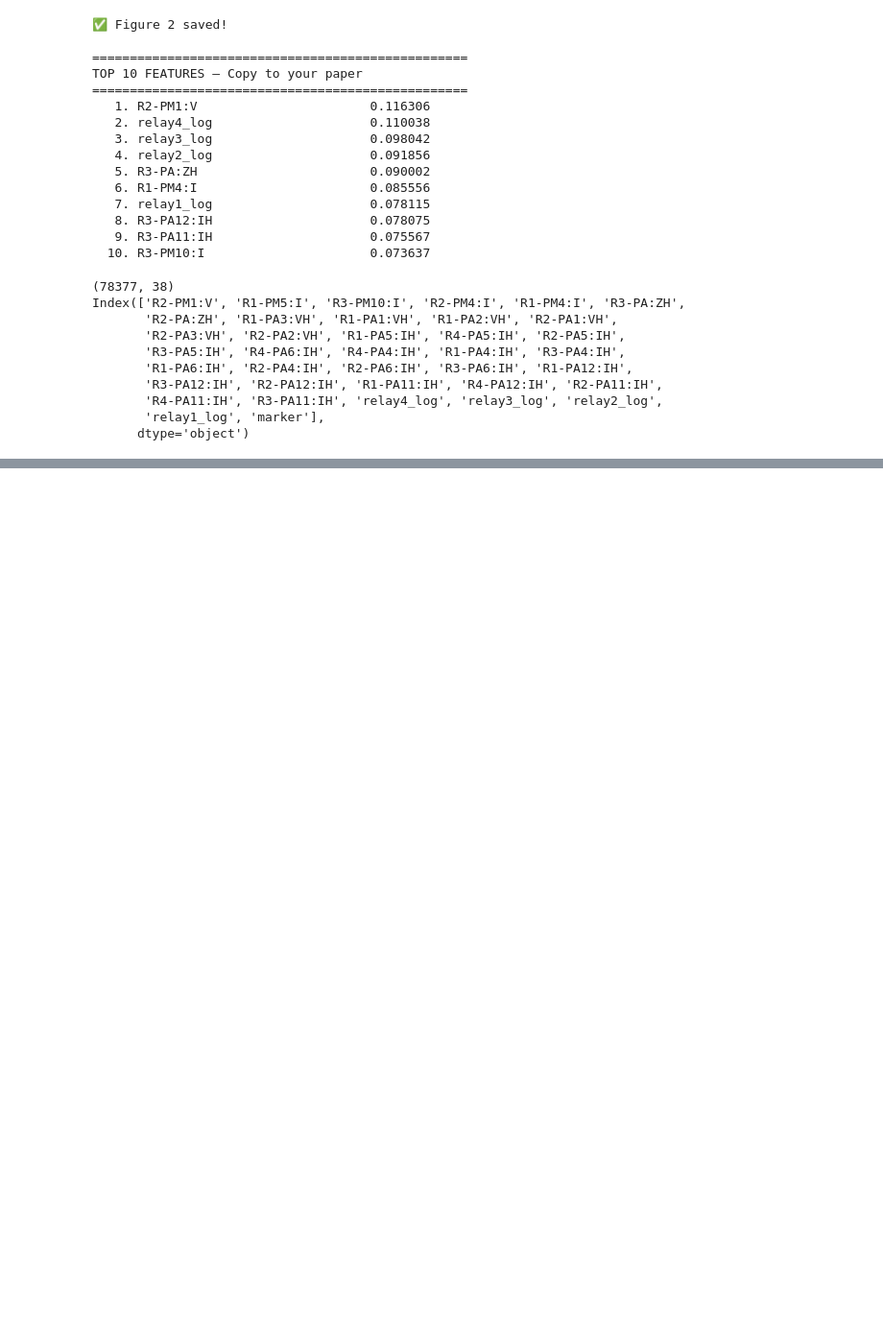
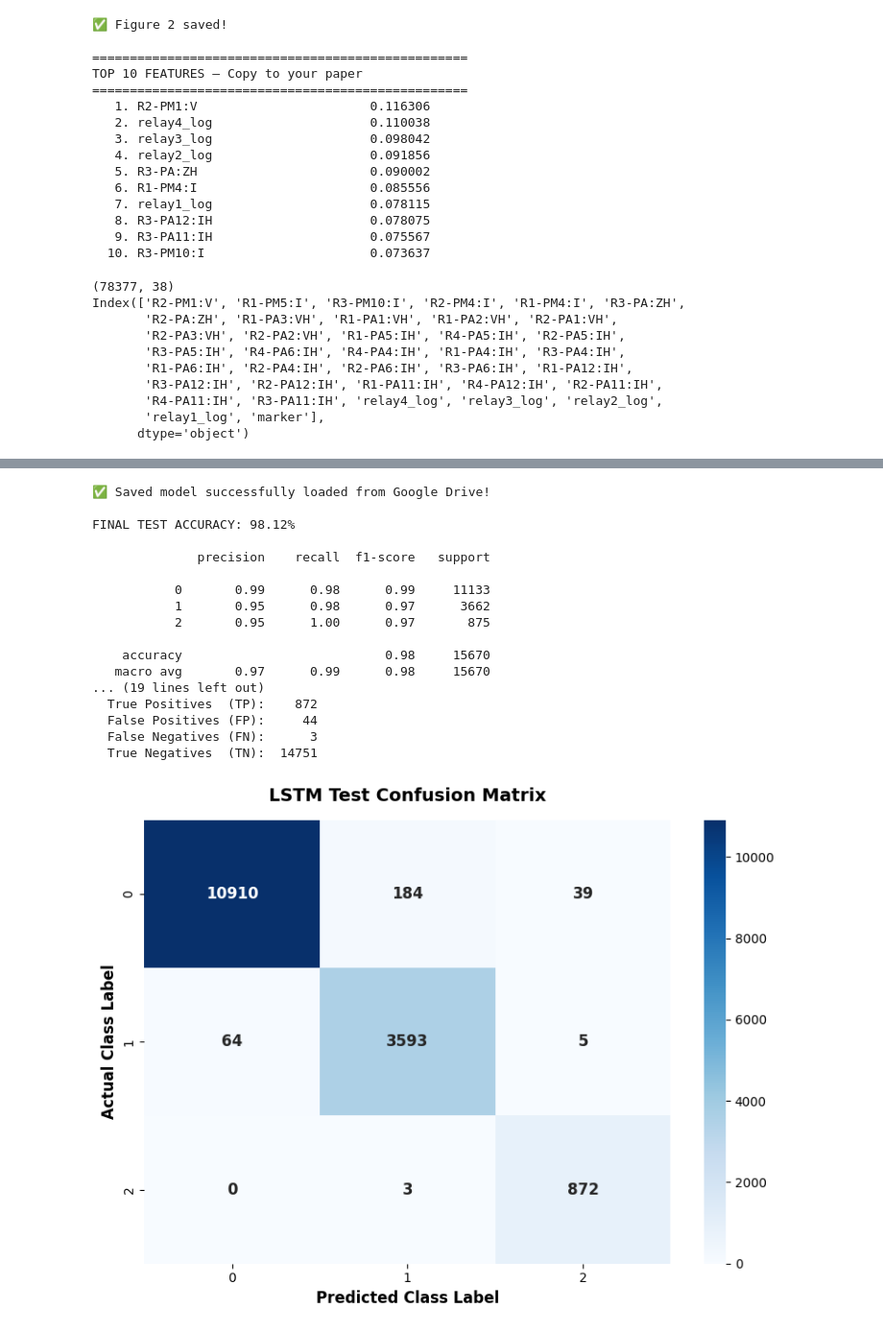
Before and after one commit to Rownak-2210037/Smart_grid_fault_data_detection, a Jupyter notebook: train_DL.ipynb, the cells around one changed output, grey strips where cells are left out. Shown at 96% size. Cells and saved outputs as stored; diff of their text form; code cells hidden in the pictures; blank space fills up the shorter version.

```diff
--- a/train_DL.ipynb
+++ b/train_DL.ipynb
@@ -732,0 +869,80 @@ Index(['R2-PM1:V', 'R1-PM5:I', 'R3-PM10:I', 'R2-PM4:I', 'R1-PM4:I', 'R3-PA:ZH',
+# %%
+import torch
+import numpy as np
+import seaborn as sns
+import matplotlib.pyplot as plt
+from sklearn.metrics import classification_report, confusion_matrix
+
+# 1. INITIALIZE & LOAD SAVED MODEL FROM GOOGLE DRIVE
+input_size = X.shape[1]
+hidden_size = 64
+num_classes = len(le.classes_)
+
+model = LSTMModel(input_size, hidden_size, num_classes)
+
+model_path = "/content/drive/MyDrive/ORNL_Project/output/lstm_model.pth"
+model.load_state_dict(torch.load(model_path, map_location=torch.device('cpu')))
+model.eval()
+
+print("✅ Saved model successfully loaded from Google Drive!")
+
+# 2. MAKE PREDICTIONS ON TEST SET
+with torch.no_grad():
+    outputs = model(X_test_t)
+    _, predicted = torch.max(outputs, 1)
+    test_accuracy = (predicted == y_test_t).float().mean().item()
+
+print(f"\nFINAL TEST ACCURACY: {test_accuracy*100:.2f}%\n")
+print(classification_report(y_test_t.numpy(), predicted.numpy(), target_names=[str(c) for c in le.classes_]))
+
+# 3. CONFUSION MATRIX & TP/FP/FN/TN
+cm = confusion_matrix(y_test_t.numpy(), predicted.numpy())
+total_samples = np.sum(cm)
+
+print("="*50)
+print("DETAILED METRICS PER CLASS (TP, FP, FN, TN)")
+print("="*50)
+
+for i in range(len(le.classes_)):
+    class_name = str(le.classes_[i])
+    TP = cm[i, i]
+    FP = cm[:, i].sum() - TP
+    FN = cm[i, :].sum() - TP
+    TN = total_samples - (TP + FP + FN)
+
+    print(f"\n--- Class {i}: {class_name} ---")
+    print(f"  True Positives  (TP): {TP:6d}")
+    print(f"  False Positives (FP): {FP:6d}")
+    print(f"  False Negatives (FN): {FN:6d}")
+    print(f"  True Negatives  (TN): {TN:6d}")
+
+# 4. SAVE HEATMAP IMAGE FOR PAPER
+plt.figure(figsize=(8, 6))
+sns.heatmap(cm, annot=True, fmt='d', cmap='Blues', cbar=True,
+            xticklabels=le.classes_, yticklabels=le.classes_,
+            annot_kws={"size": 12, "weight": "bold"})
+plt.xlabel('Predicted Class Label', fontsize=12, fontweight='bold')
+plt.ylabel('Actual Class Label', fontsize=12, fontweight='bold')
+plt.title('LSTM Test Confusion Matrix', fontsize=14, fontweight='bold', pad=15)
+plt.tight_layout()
+plt.savefig("/content/drive/MyDrive/ORNL_Project/output/lstm_confusion_matrix.png", dpi=300)
+plt.show()
+# %% [output]
+✅ Saved model successfully loaded from Google Drive!
+
+FINAL TEST ACCURACY: 98.12%
+
+              precision    recall  f1-score   support
+
+           0       0.99      0.98      0.99     11133
+           1       0.95      0.98      0.97      3662
+           2       0.95      1.00      0.97       875
+
+    accuracy                           0.98     15670
+   macro avg       0.97      0.99      0.98     15670
+... (19 lines left out)
+  True Positives  (TP):    872
+  False Positives (FP):     44
+  False Negatives (FN):      3
+  True Negatives  (TN):  14751
+[figure, added]
```
Also changed, not shown: parts of 6 cells of this notebook.
